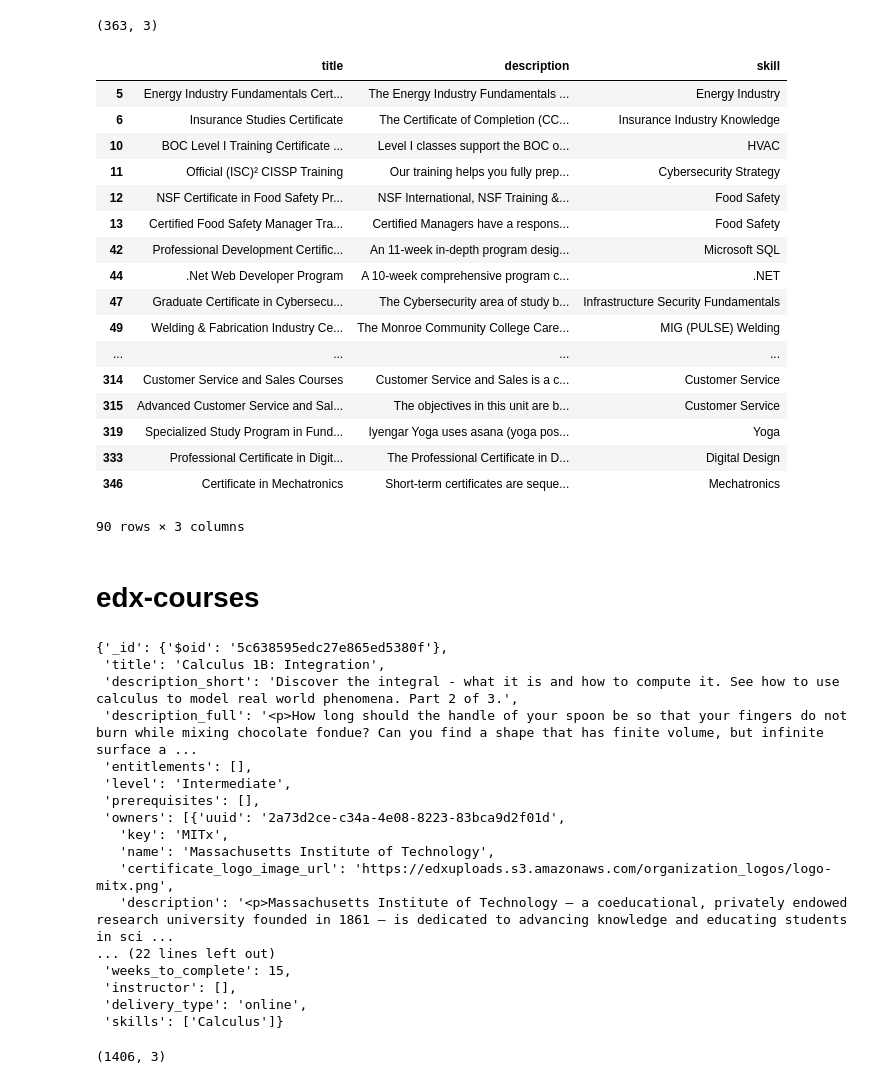
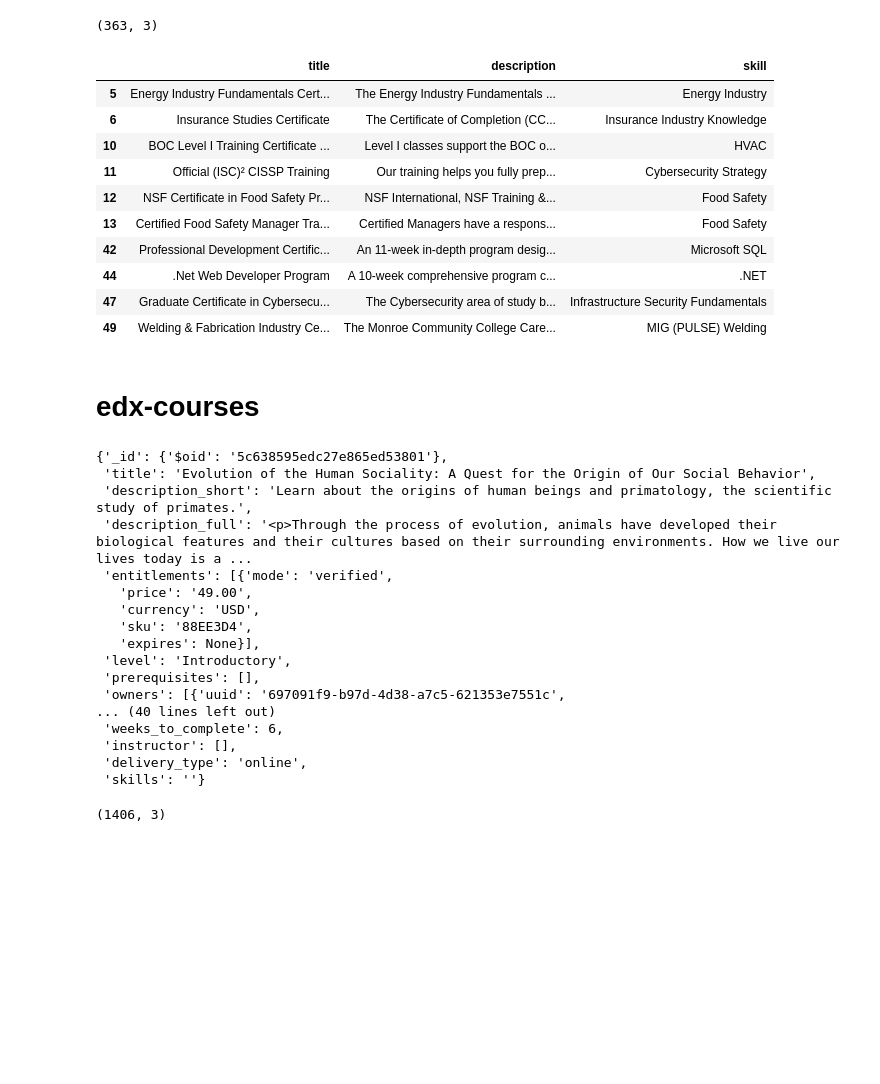
Before and after one commit to mollyteng/insight, a Jupyter notebook: skill_me/data_cleaning.ipynb, the cells around one changed output. Cells and saved outputs as stored; diff of their text form; code cells hidden in the pictures; blank space fills up the shorter version.

```diff
--- a/skill_me/data_cleaning.ipynb
+++ b/skill_me/data_cleaning.ipynb
@@ -6,7 +6,7 @@ import random
 # %%
 def load_json(provider_name):
     data = []
-    with open(f'./raw_data/provider.{provider_name}.json') as json_file:
+    with open(f'../skill_recognition/raw_data/provider.{provider_name}.json') as json_file:
         for line in json_file:
             data.append(json.loads(line))
     return data
@@ -77,50 +77,43 @@ cg.shape
 # %%
 cg_labeled = cg[cg['skill'].notna()]
 # %%
-cg_labeled
+cg_labeled.head(10)
 # %% [output]
 |  | title | description | skill |
 | 5 | Energy Industry Fundamentals Cert... | The Energy Industry Fundamentals ... | Energy Industry |
 | 6 | Insurance Studies Certificate | The Certificate of Completion (CC... | Insurance Industry Knowledge |
 | 10 | BOC Level I Training Certificate ... | Level I classes support the BOC o... | HVAC |
 | 11 | Official (ISC)² CISSP Training | Our training helps you fully prep... | Cybersecurity Strategy |
 | 12 | NSF Certificate in Food Safety Pr... | NSF International, NSF Training &... | Food Safety |
 | 13 | Certified Food Safety Manager Tra... | Certified Managers have a respons... | Food Safety |
 | 42 | Professional Development Certific... | An 11-week in-depth program desig... | Microsoft SQL |
 | 44 | .Net Web Developer Program | A 10-week comprehensive program c... | .NET |
 | 47 | Graduate Certificate in Cybersecu... | The Cybersecurity area of study b... | Infrastructure Security Fundamentals |
 | 49 | Welding & Fabrication Industry Ce... | The Monroe Community College Care... | MIG (PULSE) Welding |
-| ... | ... | ... | ... |
-| 314 | Customer Service and Sales Courses | Customer Service and Sales is a c... | Customer Service |
-| 315 | Advanced Customer Service and Sal... | The objectives in this unit are b... | Customer Service |
-| 319 | Specialized Study Program in Fund... | Iyengar Yoga uses asana (yoga pos... | Yoga |
-| 333 | Professional Certificate in Digit... | The Professional Certificate in D... | Digital Design |
-| 346 | Certificate in Mechatronics | Short-term certificates are seque... | Mechatronics |
-90 rows × 3 columns
 # %% [markdown]
 # edx-courses
 # %%
 ec_json = load_json('edx-courses')
 # %%
-ec_json[14]
+ec_json[0]
 # %% [output]
-{'_id': {'$oid': '5c638595edc27e865ed5380f'},
- 'title': 'Calculus 1B: Integration',
- 'description_short': 'Discover the integral - what it is and how to compute it. See how to use calculus to model real world phenomena. Part 2 of 3.',
- 'description_full': '<p>How long should the handle of your spoon be so that your fingers do not burn while mixing chocolate fondue? Can you find a shape that has finite volume, but infinite surface a ...
- 'entitlements': [],
- 'level': 'Intermediate',
+{'_id': {'$oid': '5c638595edc27e865ed53801'},
+ 'title': 'Evolution of the Human Sociality: A Quest for the Origin of Our Social Behavior',
+ 'description_short': 'Learn about the origins of human beings and primatology, the scientific study of primates.',
+ 'description_full': '<p>Through the process of evolution, animals have developed their biological features and their cultures based on their surrounding environments. How we live our lives today is a ...
+ 'entitlements': [{'mode': 'verified',
+   'price': '49.00',
+   'currency': 'USD',
+   'sku': '88EE3D4',
+   'expires': None}],
+ 'level': 'Introductory',
  'prerequisites': [],
- 'owners': [{'uuid': '2a73d2ce-c34a-4e08-8223-83bca9d2f01d',
-   'key': 'MITx',
-   'name': 'Massachusetts Institute of Technology',
-   'certificate_logo_image_url': 'https://edxuploads.s3.amazonaws.com/organization_logos/logo-mitx.png',
-   'description': '<p>Massachusetts Institute of Technology — a coeducational, privately endowed research university founded in 1861 — is dedicated to advancing knowledge and educating students in sci ...
-... (22 lines left out)
- 'weeks_to_complete': 15,
+ 'owners': [{'uuid': '697091f9-b97d-4d38-a7c5-621353e7551c',
+... (40 lines left out)
+ 'weeks_to_complete': 6,
  'instructor': [],
  'delivery_type': 'online',
- 'skills': ['Calculus']}
+ 'skills': ''}
 # %%
 ec = pd.DataFrame({'title': [course['title'] for course in ec_json],
               'description': [course['description_full'] for course in ec_json],
```
Also changed, not shown: parts of 15 cells of this notebook.
